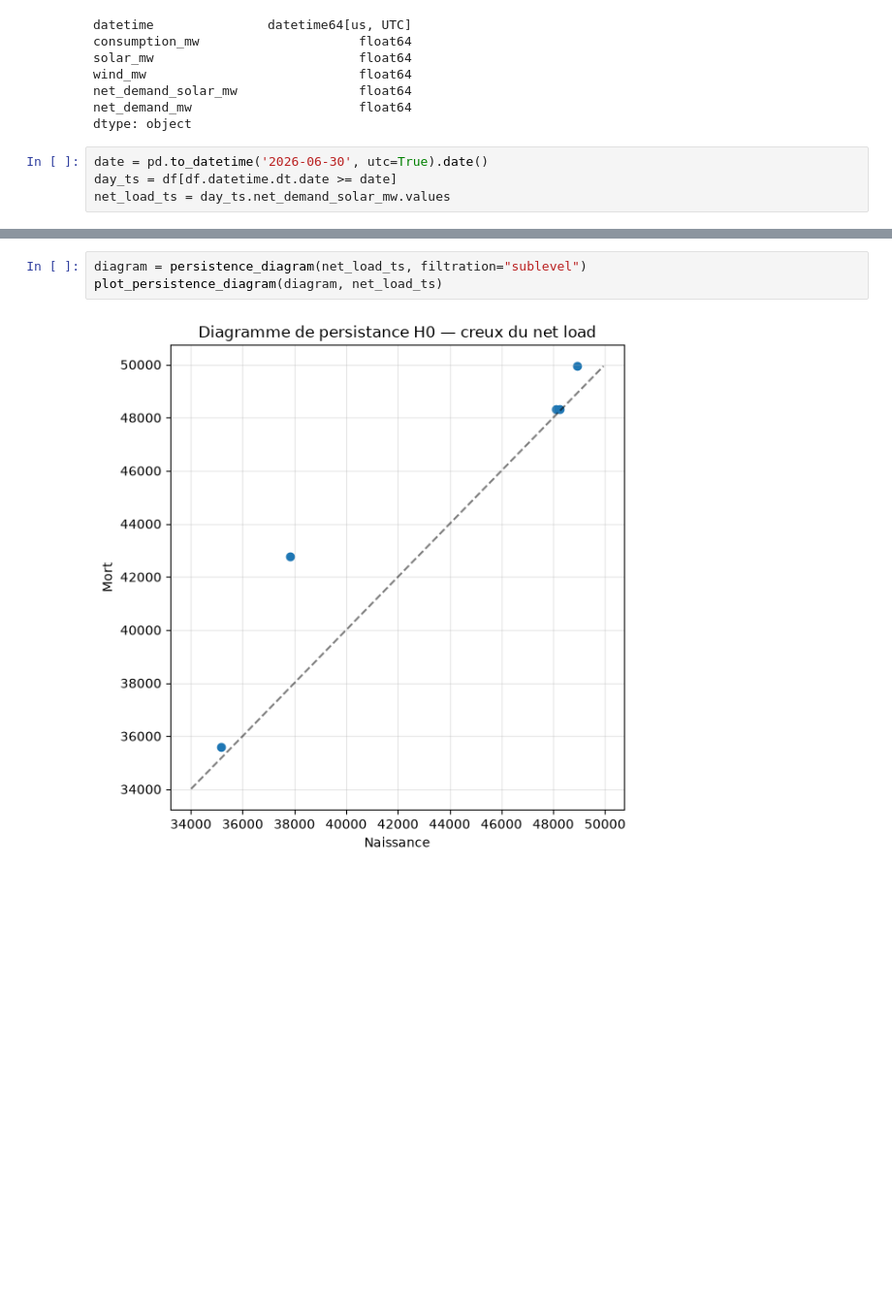
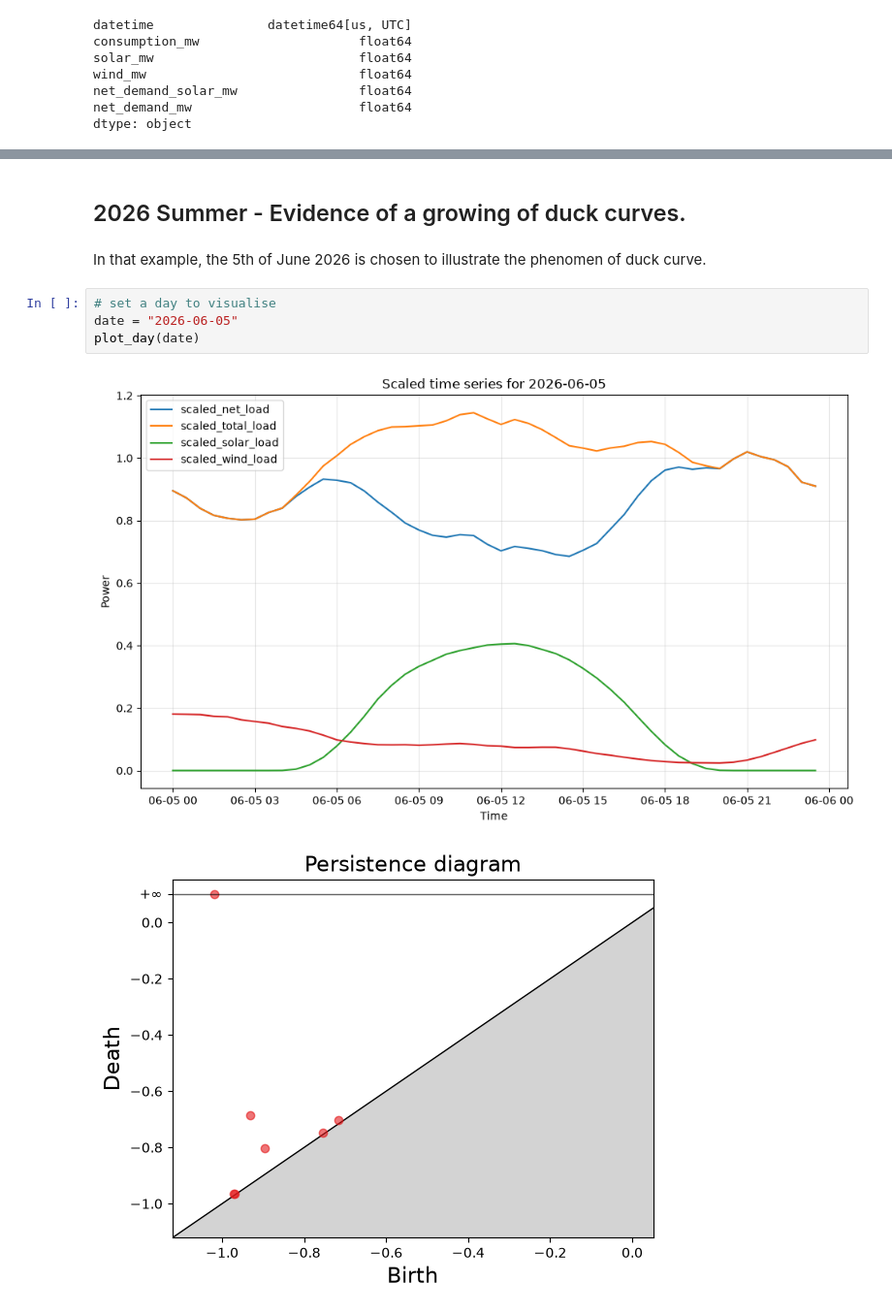
Before and after one commit to MehdiEK/power-shapes, a Jupyter notebook: notebooks/01_visualisation_persistence_diagrams.ipynb, the cells around one changed output, grey strips where cells are left out. Shown at 97% size. Saved outputs shown, nothing was run; the diff lists cells and outputs as text; blank space fills up the shorter version.

Commit message:
feat: documentation on interpretation of persistence diagrams

```diff
--- a/notebooks/01_visualisation_persistence_diagrams.ipynb
+++ b/notebooks/01_visualisation_persistence_diagrams.ipynb
@@ -18,7 +40,3 @@ wind_mw                            float64
 net_demand_solar_mw                float64
 net_demand_mw                      float64
 dtype: object
-# %%
-date = pd.to_datetime('2026-06-30', utc=True).date()
-day_ts = df[df.datetime.dt.date >= date]
-net_load_ts = day_ts.net_demand_solar_mw.values
@@ -25,5 +104,11 @@ net_load_ts = day_ts.net_demand_solar_mw.values
+# %% [markdown]
+## 2026 Summer - Evidence of a growing of duck curves.
+# %% [markdown]
+In that example, the 5th of June 2026 is chosen to illustrate the phenomen of duck curve.
 # %%
-diagram = persistence_diagram(net_load_ts, filtration="sublevel")
-plot_persistence_diagram(diagram, net_load_ts)
+# set a day to visualise
+date = "2026-06-05"
+plot_day(date)
 # %% [output]
-[figure, old version]
+[figure, new version]
+[figure, added]
```
Also changed, not shown: parts of 14 cells of this notebook.
